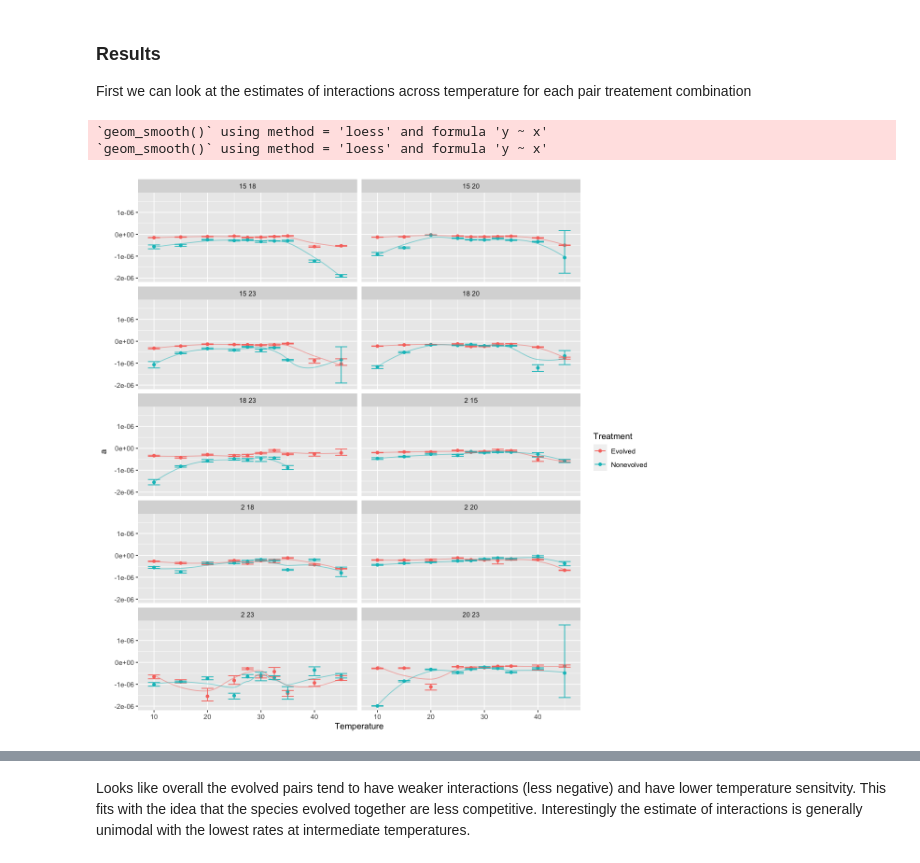
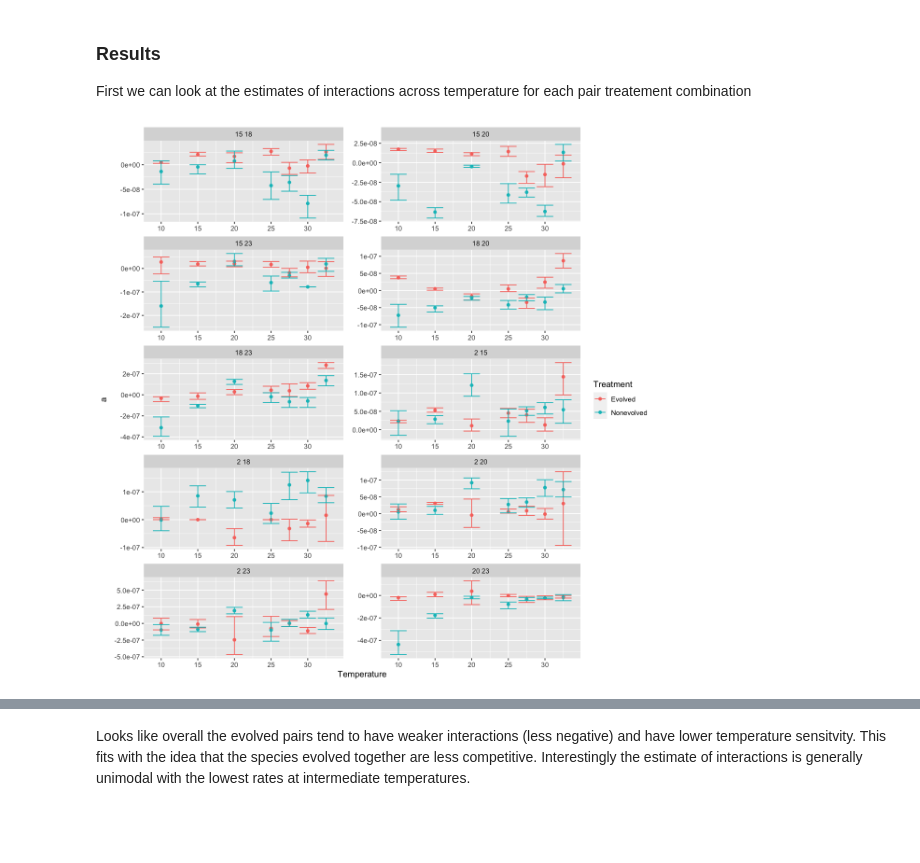
Before and after one commit to CleggTom/Bacterial_Interactions, a Jupyter notebook: notebooks/Model_notes.ipynb, the cells around one changed output, grey strips where cells are left out. Saved outputs shown, nothing was run; the diff lists cells and outputs as text; code cells hidden in the pictures; blank space fills up the shorter version.

```diff
--- a/notebooks/Model_notes.ipynb
+++ b/notebooks/Model_notes.ipynb
@@ -339,34 +355,35 @@ OTU_R <- OTU_R %>% mutate(OTU = as.numeric(str_replace(Sps,"R_","")),
 OTU_r_flow <- read_csv("../data/Francisca/FlowCytometry_All.csv",col_types = cols()) %>%
     filter(Level == "Species", Id != 9) %>%
     mutate(r = (log(AbuT1) - log(AbuT0)) / AT,
+           r = ifelse(r < 0 , 0 , r),
            Treatment = ifelse(Treatment == "Denovo","Nonevolved",Treatment),
           OTU = Id) %>%
-    select(OTU,Temperature,Treatment,Media,Replicate,r) %>%
-    mutate(r = r - min(r)) %>%
-    filter(r > 0.5)
+    select(OTU,Temperature,Treatment,Media,Replicate,r)
 
 #Read in Pairwise growth
 pairs_r_flow <- read_csv("../data/Francisca/FlowCytometry_All.csv", col_types = cols()) %>%
     filter(Level == "Pairs") %>%
     mutate(r = (log(AbuT1)-log(AbuT0))/AT,
-          Treatment = recode(Treatment, "Denovo" = "Nonevolved"),
-          Temperature = Temperature) %>%
+           r = ifelse(r < 0 , 0 , r),
+           Treatment = recode(Treatment, "Denovo" = "Nonevolved"),
+           Temperature = Temperature) %>%
     separate(Id,c("OTU_1","OTU_2"),sep = "-") %>%
-    mutate(OTU_1 = ifelse(OTU_1 == "Feb",2,OTU_1)) %>%
-    mutate(r = r - min(r)) %>%
-    filter(r > 0)
+    mutate(OTU_1 = ifelse(OTU_1 == "Feb",2,OTU_1))
 
 ####
 #From respiration experiments (OD)
 ####
 #Read in OTU growth
 OTU_r_OD_1 <- read_csv("../data/Francisca/respirationandODData/DatosOD_5OTUs_evNev.csv", col_types = cols()) %>%
-    mutate(r = (log(OD) - log(OD_T0))/(Tf / 60)) %>%
+    mutate(r = (log(OD) - log(OD_T0))/(Tf / 60),
+           r = ifelse(r < 0 , 0 , r)) %>%
     select(OTU,Temperature = T, Treatment, Replicate, r)
 
 #Read in Pairwise growth
 pairs_r_OD <- read_csv("../data/Francisca/respirationandODData/DatosOD_PairsevNev_u.csv", col_types = cols()) %>%
-    mutate(r = (log(OD) - log(OD_T0))/(Tf / 60), OTU = str_replace(OTU,"Feb","2"),
+    mutate(r = (log(OD) - log(OD_T0))/(Tf / 60),
+           r = ifelse(r < 0 , 0 , r),
+           OTU = str_replace(OTU,"Feb","2"),
            Treatment = ifelse(Treatment == "evolved", "Evolved",Treatment)) %>%
     separate(OTU,into = c("OTU_1","OTU_2"),sep = "-") %>%
     select(OTU_1,OTU_2,Temperature = T, Treatment, Replicate, r,AbuT0 = OD_T0)
@@ -382,7 +399,8 @@ OTU_r_OD_2 <- read_csv("../data/Francisca/LogisticIndivcurves_out_M9_updated.csv
     mutate(Temperature = as.numeric(Temp),
            Temperature = ifelse(Temperature == 27, 27.5, Temperature),
            Treatment = recode(Treat, "NE" = "Nonevolved", "E" = "Evolved"),
-           OTU = str_remove(OTU,"OTU") ) %>%
+           OTU = str_remove(OTU,"OTU"),
+           r = ifelse(r < 0 , 0 , r)) %>%
     select(OTU,Media,Temperature,Treatment,r,K)
 # %%
 cPalette <- c("#F0E442", "#0072B2", "#D55E00")
@@ -576,13 +593,13 @@ bootstrap <- function(Treat,Temp,n, OTU_data, pair_data){
     OTU_R_sample = get_OTU_R_samples(OTU_vec,Treat,Temp,n)
 
     #bootstrap OTU r
-    OTU_vec = unique(OTU_r$OTU)
+    OTU_vec = unique(OTU_r_flow$OTU)
     OTU_r_sample = get_OTU_r_samples(OTU_vec,Treat,Temp,n,OTU_data)
 
 
 
     #boostrap pairs r
-    iter_df = pairs_growth_data %>%
+    iter_df = pairs_r_flow %>%
         group_by(OTU_1,OTU_2) %>%
         summarise()
     Pairs_sample = get_Paris_r_samples(iter_df$OTU_1,iter_df$OTU_2,Treat,Temp,n,pair_data)
@@ -628,7 +645,7 @@ bootstrap <- function(Treat,Temp,n, OTU_data, pair_data){
 #Flow cytometry interaction estimates
 
 #get unique combinations
-Temp_Treat_df = pairs_growth_data %>%
+Temp_Treat_df = pairs_r_flow %>%
     group_by(Temperature,Treatment) %>%
     summarise()
 
@@ -669,26 +688,23 @@ First we can look at the estimates of interactions across temperature for each p
 # %%
 options(repr.plot.width = 10, repr.plot.height = 10)
 
 p1 = bind_rows(int_list_flow) %>%
-    filter(a > -2e-6, a< 2e-6) %>%
     group_by(OTU_1,OTU_2,Treatment,Temperature) %>%
     summarise(mean = mean(a), upr = quantile(a,0.95),lwr = quantile(a,0.05)) %>%
-    filter(mean < 0) %>%
-    ggplot(aes(x = Temperature, y= mean ,colour = Treatment))+
+    filter(Temperature < 35) %>%
+    ggplot(aes(x = Temperature, y = mean ,colour = Treatment))+
         geom_point()+
         geom_errorbar(aes(ymin = lwr, ymax = upr)) +
-        facet_wrap(~paste(OTU_1,OTU_2),ncol = 2)+
-        stat_smooth(geom='line', alpha=0.5, se=FALSE)+
+#         geom_smooth(se = F)+
+        facet_wrap(~paste(OTU_1,OTU_2),ncol = 2,scales = "free")+
         ylab("a")
 
 ggsave("../notebooks/figures/a_original.pdf",p1,width = 10, height = 10)
 
 
 p1
 # %% [output]
-`geom_smooth()` using method = 'loess' and formula 'y ~ x'
-`geom_smooth()` using method = 'loess' and formula 'y ~ x'
-[figure, old version]
+[figure, new version]
 # %%
 p2 = bind_rows(int_list_OD) %>%
 #     filter(a > -2e-6, a< 2e-6) %>%
```
Also changed, not shown: parts of 6 cells of this notebook.
